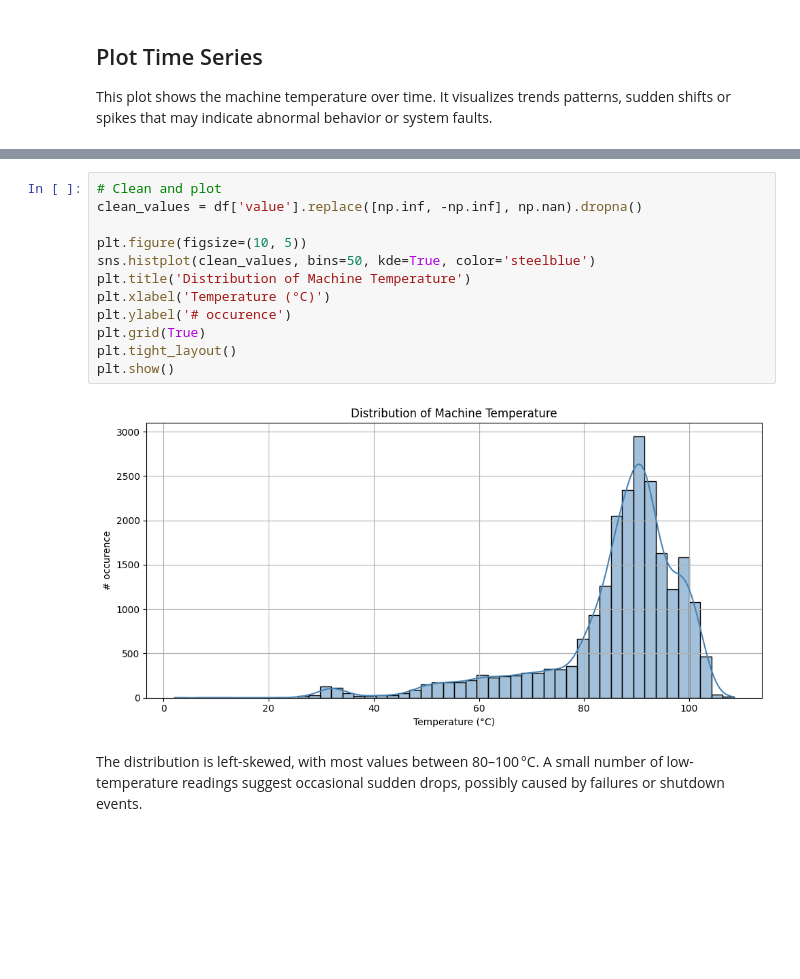
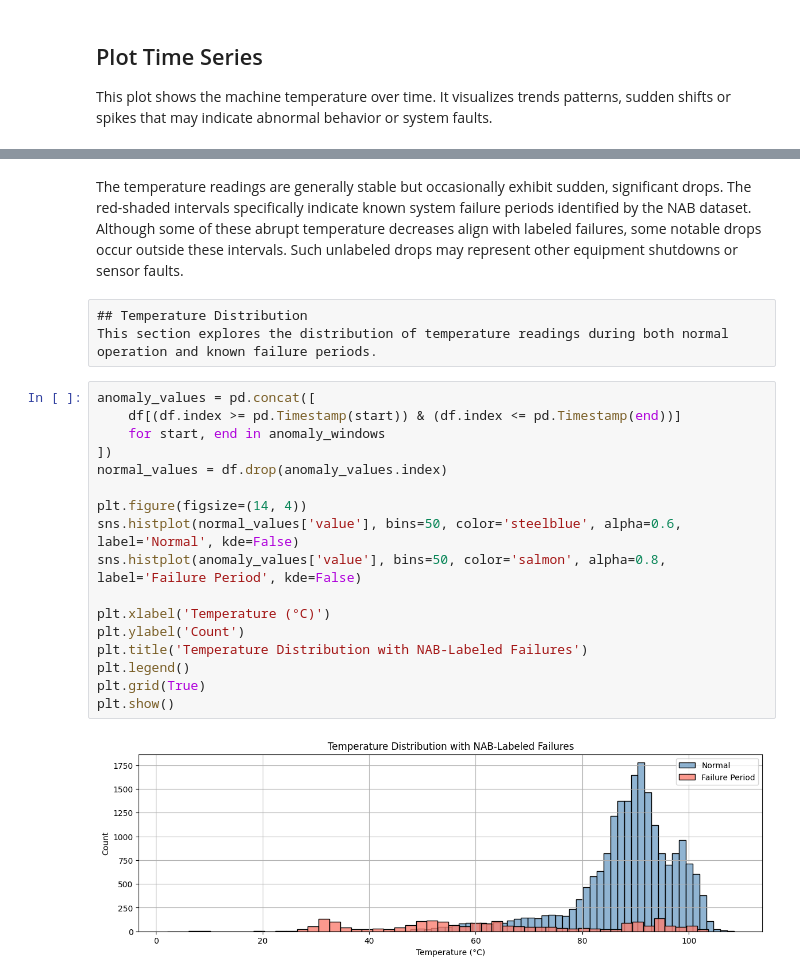
Before and after one commit to hjalalin/nab-anomaly-detection, a Jupyter notebook: notebooks/machine_temperature/01_exploration.ipynb, the cells around one changed output, grey strips where cells are left out. Drawn from its saved outputs; the diff is of its cells as text; blank space fills up the shorter version.

```diff
--- a/notebooks/machine_temperature/01_exploration.ipynb
+++ b/notebooks/machine_temperature/01_exploration.ipynb
@@ -69,16 +85,24 @@ This histogram shows the distribution of temperature values, along with a smooth
-# %%
-# Clean and plot
-clean_values = df['value'].replace([np.inf, -np.inf], np.nan).dropna()
-
-plt.figure(figsize=(10, 5))
-sns.histplot(clean_values, bins=50, kde=True, color='steelblue')
-plt.title('Distribution of Machine Temperature')
-plt.xlabel('Temperature (°C)')
-plt.ylabel('# occurence')
-plt.grid(True)
-plt.tight_layout()
-plt.show()
-# %% [output]
-[figure, removed]
-# %% [markdown]
-The distribution is left-skewed, with most values between 80–100 °C. A small number of low-temperature readings suggest occasional sudden drops, possibly caused by failures or shutdown events.
+# %% [markdown]
+The temperature readings are generally stable but occasionally exhibit sudden, significant drops. The red-shaded intervals specifically indicate known system failure periods identified by the NAB dataset. Although some of these abrupt temperature decreases align with labeled failures, some notable drops occur outside these intervals. Such unlabeled drops may represent other equipment shutdowns or sensor faults.
+# %% [raw]
+## Temperature Distribution
+This section explores the distribution of temperature readings during both normal operation and known failure periods.
+# %%
+anomaly_values = pd.concat([
+    df[(df.index >= pd.Timestamp(start)) & (df.index <= pd.Timestamp(end))]
+    for start, end in anomaly_windows
+])
+normal_values = df.drop(anomaly_values.index)
+
+plt.figure(figsize=(14, 4))
+sns.histplot(normal_values['value'], bins=50, color='steelblue', alpha=0.6, label='Normal', kde=False)
+sns.histplot(anomaly_values['value'], bins=50, color='salmon', alpha=0.8, label='Failure Period', kde=False)
+
+plt.xlabel('Temperature (°C)')
+plt.ylabel('Count')
+plt.title('Temperature Distribution with NAB-Labeled Failures')
+plt.legend()
+plt.grid(True)
+plt.show()
+# %% [output]
+[figure, added]
```
Also changed, not shown: parts of 12 cells of this notebook.
